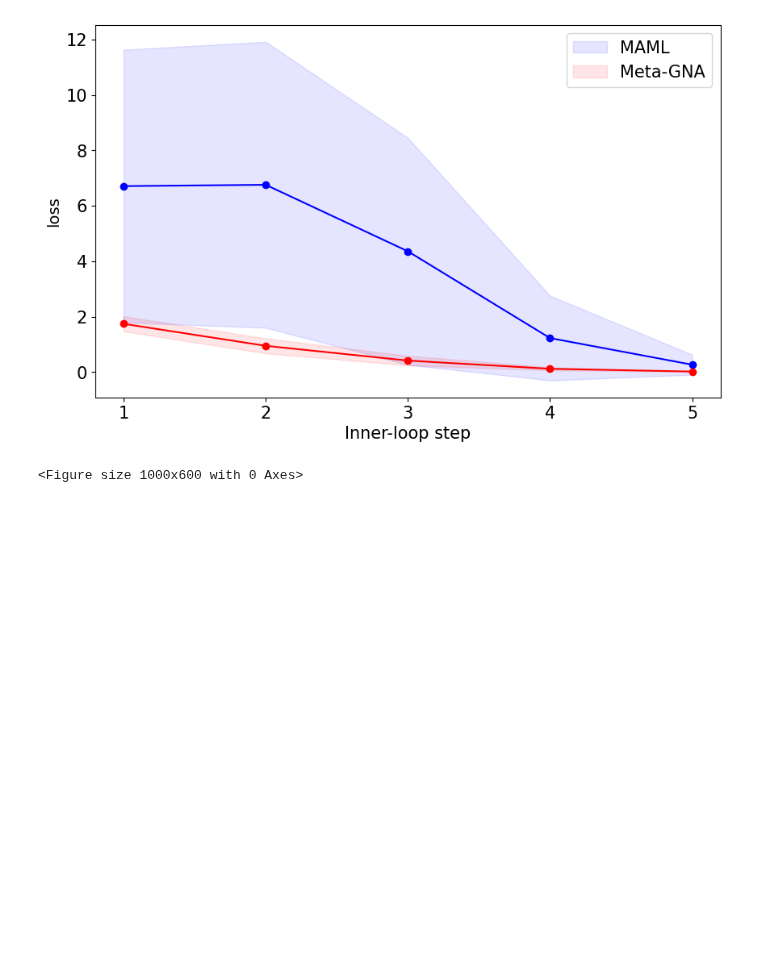
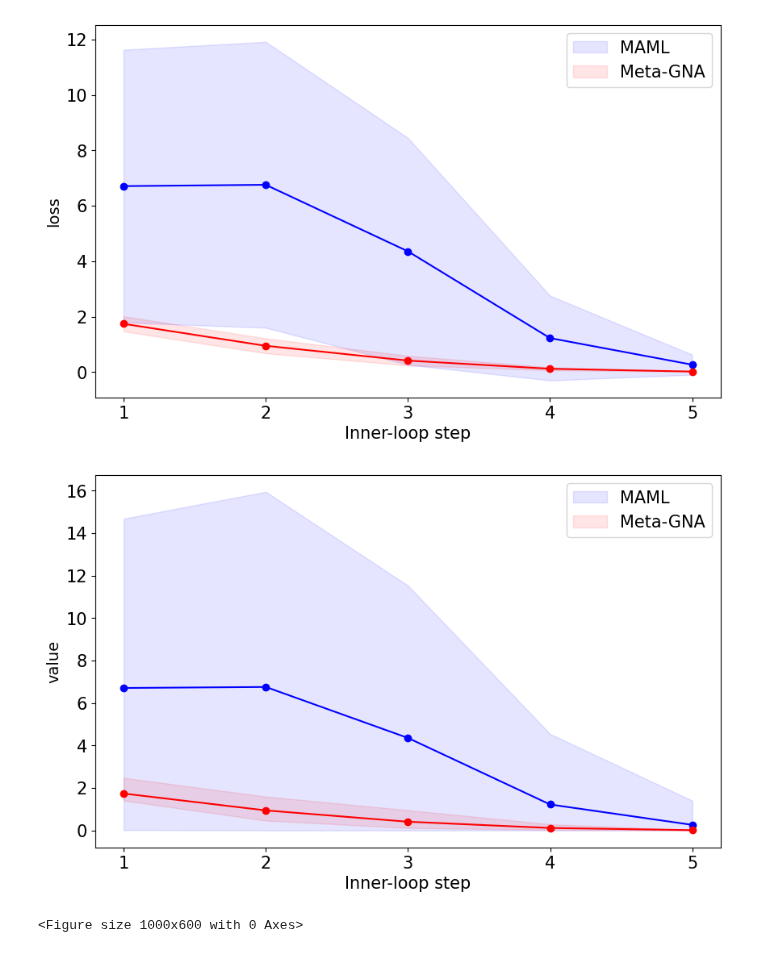
Before and after one commit to SKKUJMLim/MAML, a Jupyter notebook: Test_jupyternotebook/Analytics_adaptation(Per Datasets)_filter128_per_task.ipynb, the cells around one changed output. Cells and saved outputs as stored; diff of their text form; code cells hidden in the pictures; blank space fills up the shorter version.

```diff
--- a/Test_jupyternotebook/Analytics_adaptation(Per Datasets)_filter128_per_task.ipynb
+++ b/Test_jupyternotebook/Analytics_adaptation(Per Datasets)_filter128_per_task.ipynb
@@ -267,6 +324,36 @@ plt.yticks(fontsize=15)  # y축 값 크기
 plt.savefig('CUB_loss_distribution' + '.png')
 # %% [output]
 [figure]
+# %%
+x = [1, 2, 3, 4, 5]
+
+maml_mean_df = maml_info_CUB['loss_mean']
+maml_max_df = maml_info_CUB['loss_max']
+maml_min_df = maml_info_CUB['loss_min']
+
+arbiter_mean_df = arbiter_info_CUB['loss_mean']
+arbiter_max_df = arbiter_info_CUB['loss_max']
+arbiter_min_devs = arbiter_info_CUB['loss_min']
+
+plt.figure(figsize=(10, 6))
+
+plt.plot(x, maml_mean_df, '-o', color='b')
+plt.fill_between(x, maml_max_df, maml_min_df, color='b', alpha=0.1, label='MAML')
+
+plt.plot(x, arbiter_mean_df, '-o', color='r')
+plt.fill_between(x, arbiter_max_df, arbiter_min_devs, color='r', alpha=0.1, label='Meta-GNA')
+
+# plt.title('Loss Distribution')
+plt.xticks(x)
+plt.legend(fontsize=15)
+plt.xlabel('Inner-loop step',fontsize=15)
+plt.ylabel('value', fontsize=14)
+plt.xticks(fontsize=15)  # x축 값 크기
+plt.yticks(fontsize=15)  # y축 값 크기
+
+plt.savefig('CUB_min_max_loss_distribution' + '.png')
+# %% [output]
+[figure, added]
 # %%
 x = [1, 2, 3, 4, 5]
 
```
Also changed, not shown: parts of 4 cells of this notebook, 1 other file.
